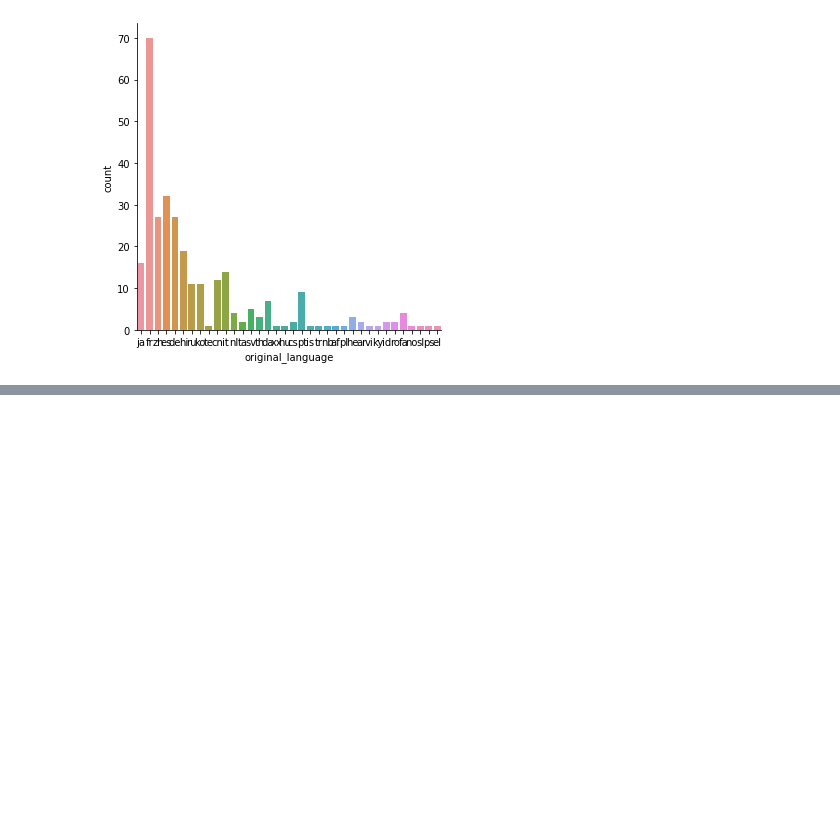
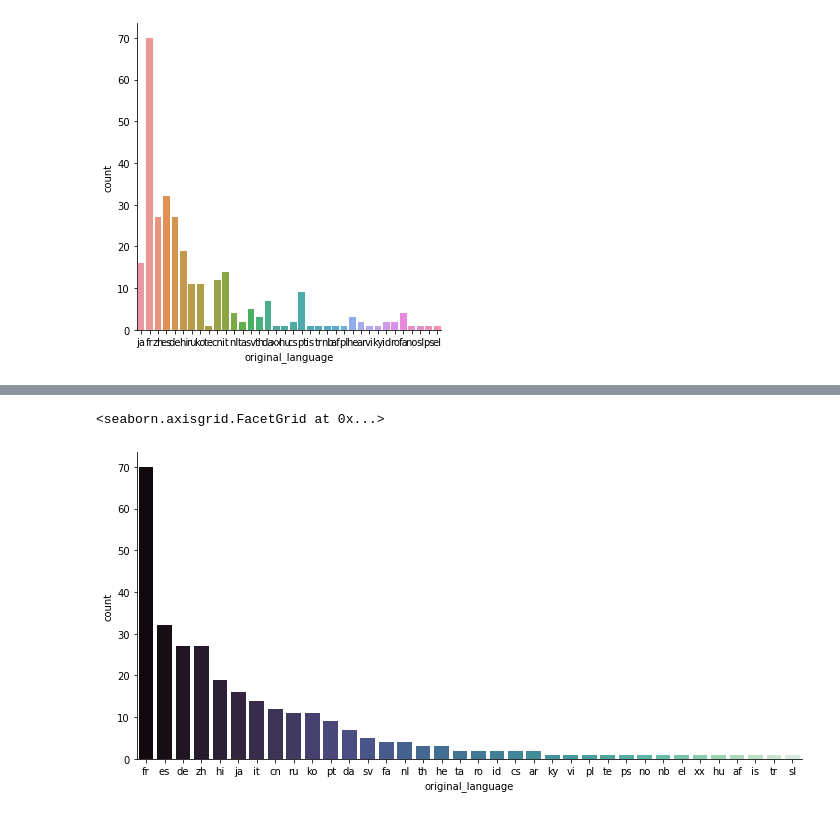
Before and after one commit to brunon-dev/intro-data-science, a Jupyter notebook: IntroDataScience.ipynb, the cells around one changed output, grey strips where cells are left out. Cells and saved outputs as stored; diff of their text form; code cells hidden in the pictures; blank space fills up the shorter version.

```diff
--- a/IntroDataScience.ipynb
+++ b/IntroDataScience.ipynb
@@ -320,0 +338,13 @@ sns.catplot(x="original_language", kind="count", data=filmes_sem_lingua_original
+# %%
+#incluindo também a paleta de cores
+#https://seaborn.pydata.org/generated/seaborn.color_palette.html
+#https://seaborn.pydata.org/tutorial/color_palettes.html
+sns.catplot(x="original_language",
+            kind="count",
+            data=filmes_sem_lingua_original_em_ingles,
+            aspect=2,
+            palette="mako",
+            order=total_filmes_sem_lingua_original_em_ingles.index)
+# %% [output]
+<seaborn.axisgrid.FacetGrid at 0x...>
+[figure, added]
```
Also changed, not shown: parts of 2 cells of this notebook.
